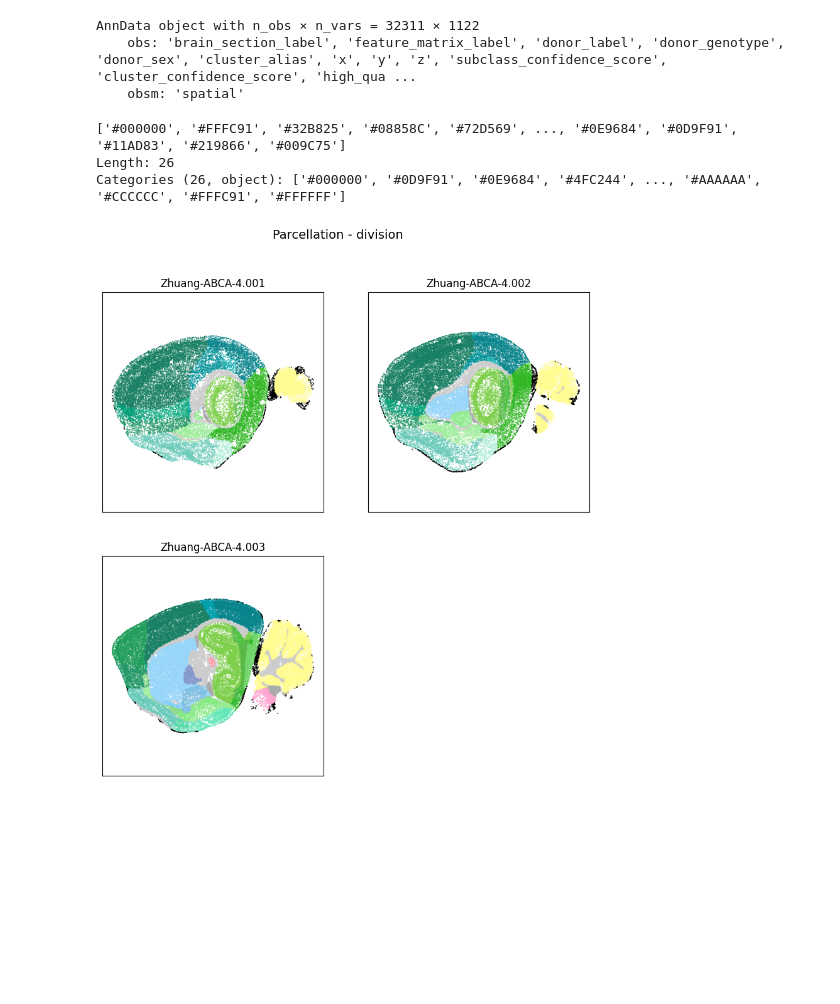
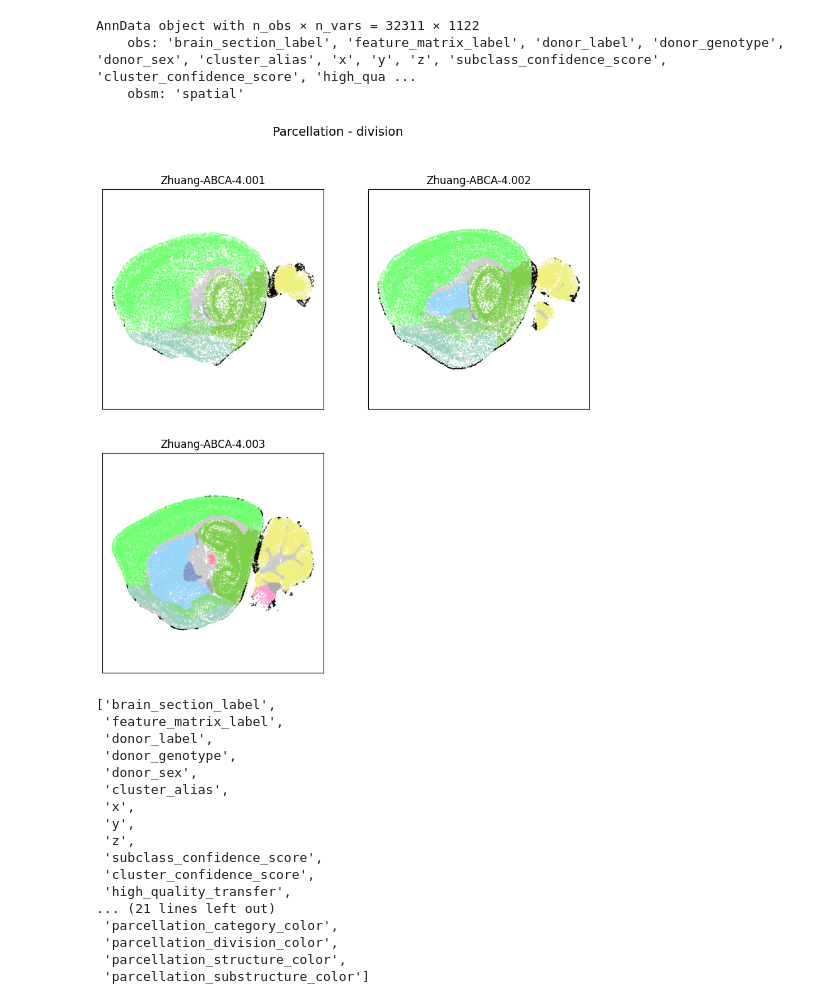
Before and after one commit to BoevaLab/spatial-augmentations, a Jupyter notebook: notebooks/merfish_large.ipynb, the cells around one changed output. Cells and saved outputs as stored; diff of their text form; code cells hidden in the pictures; blank space fills up the shorter version.

```diff
--- a/notebooks/merfish_large.ipynb
+++ b/notebooks/merfish_large.ipynb
@@ -195,15 +88,29 @@ AnnData object with n_obs × n_vars = 32311 × 1122
     obsm: 'spatial'
 # %%
 example_section = ["Zhuang-ABCA-4.001", "Zhuang-ABCA-4.002", "Zhuang-ABCA-4.003"]
-# %%
-adata1.obs['parcellation_structure_color'].unique()
-# %% [output]
-['#000000', '#FFFC91', '#32B825', '#08858C', '#72D569', ..., '#0E9684', '#0D9F91', '#11AD83', '#219866', '#009C75']
-Length: 26
-Categories (26, object): ['#000000', '#0D9F91', '#0E9684', '#4FC244', ..., '#AAAAAA', '#CCCCCC', '#FFFC91', '#FFFFFF']
 # %%
-fig, ax = plot_sections_from_adata(all_adata, example_section, 'parcellation_structure_color')
+fig, ax = plot_sections_from_adata(all_adata, example_section, 'parcellation_division_color')
 res = fig.suptitle('Parcellation - division', fontsize=14)
 plt.show()
 # %% [output]
-[figure, old version]
+[figure, new version]
+# %%
+adata3.obs_keys()
+# %% [output]
+['brain_section_label',
+ 'feature_matrix_label',
+ 'donor_label',
+ 'donor_genotype',
+ 'donor_sex',
+ 'cluster_alias',
+ 'x',
+ 'y',
+ 'z',
+ 'subclass_confidence_score',
+ 'cluster_confidence_score',
+ 'high_quality_transfer',
+... (21 lines left out)
+ 'parcellation_category_color',
+ 'parcellation_division_color',
+ 'parcellation_structure_color',
+ 'parcellation_substructure_color']
```
Also changed, not shown: parts of 5 cells of this notebook, 2 other files.
